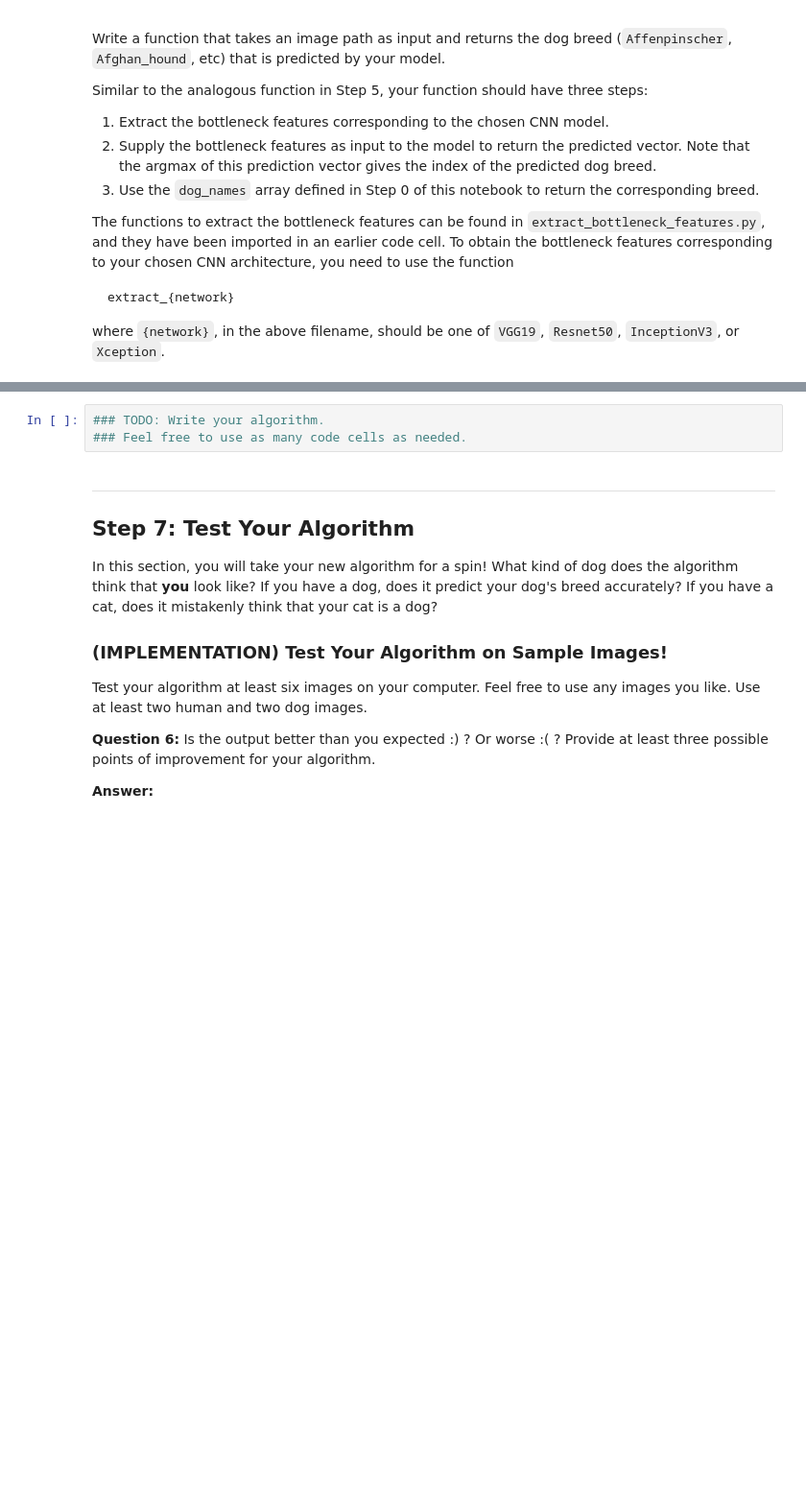
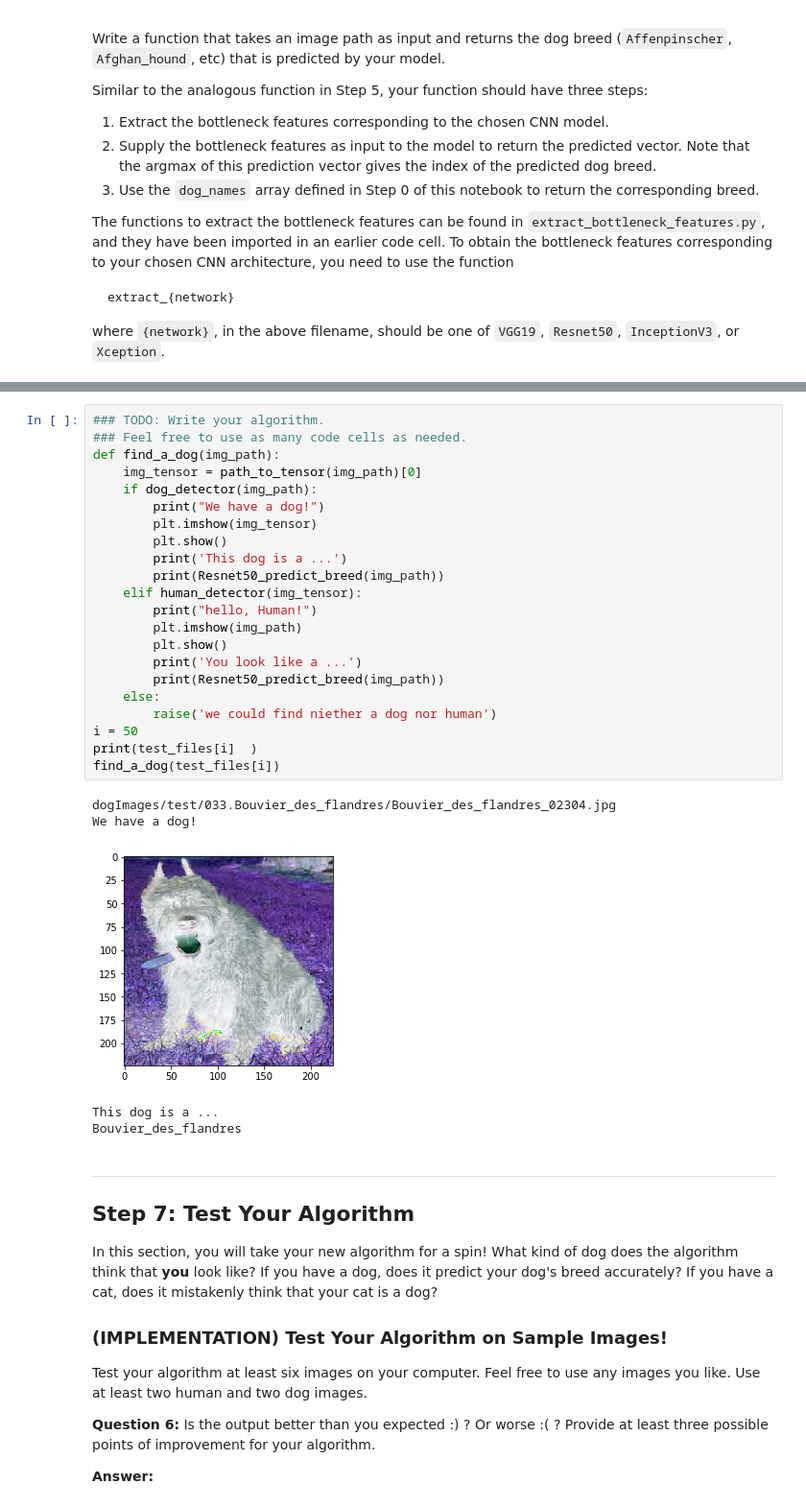
Before and after one commit to climberwb/dog_classifier, a Jupyter notebook: dog_app.ipynb, the cells around one changed output, grey strips where cells are left out. Shown at 96% size. Drawn from its saved outputs; the diff is of its cells as text; blank space fills up the shorter version.

```diff
--- a/dog_app.ipynb
+++ b/dog_app.ipynb
@@ -676,9 +723,34 @@ Some sample output for our algorithm is provided below, but feel free to design
 
 
 ### (IMPLEMENTATION) Write your Algorithm
-# %%
-### TODO: Write your algorithm.
-### Feel free to use as many code cells as needed.
+# %%
+### TODO: Write your algorithm.
+### Feel free to use as many code cells as needed.
+def find_a_dog(img_path):
+    img_tensor = path_to_tensor(img_path)[0]
+    if dog_detector(img_path):
+        print("We have a dog!")
+        plt.imshow(img_tensor)
+        plt.show()
+        print('This dog is a ...')
+        print(Resnet50_predict_breed(img_path))
+    elif human_detector(img_tensor):
+        print("hello, Human!")
+        plt.imshow(img_path)
+        plt.show()
+        print('You look like a ...')
+        print(Resnet50_predict_breed(img_path))
+    else:
+        raise('we could find niether a dog nor human')
+i = 50
+print(test_files[i]  )
+find_a_dog(test_files[i])
+# %% [output]
+dogImages/test/033.Bouvier_des_flandres/Bouvier_des_flandres_02304.jpg
+We have a dog!
+[figure, added]
+This dog is a ...
+Bouvier_des_flandres
 # %% [markdown]
 ---
 <a id='step7'></a>
```
Also changed, not shown: parts of 16 cells of this notebook.
